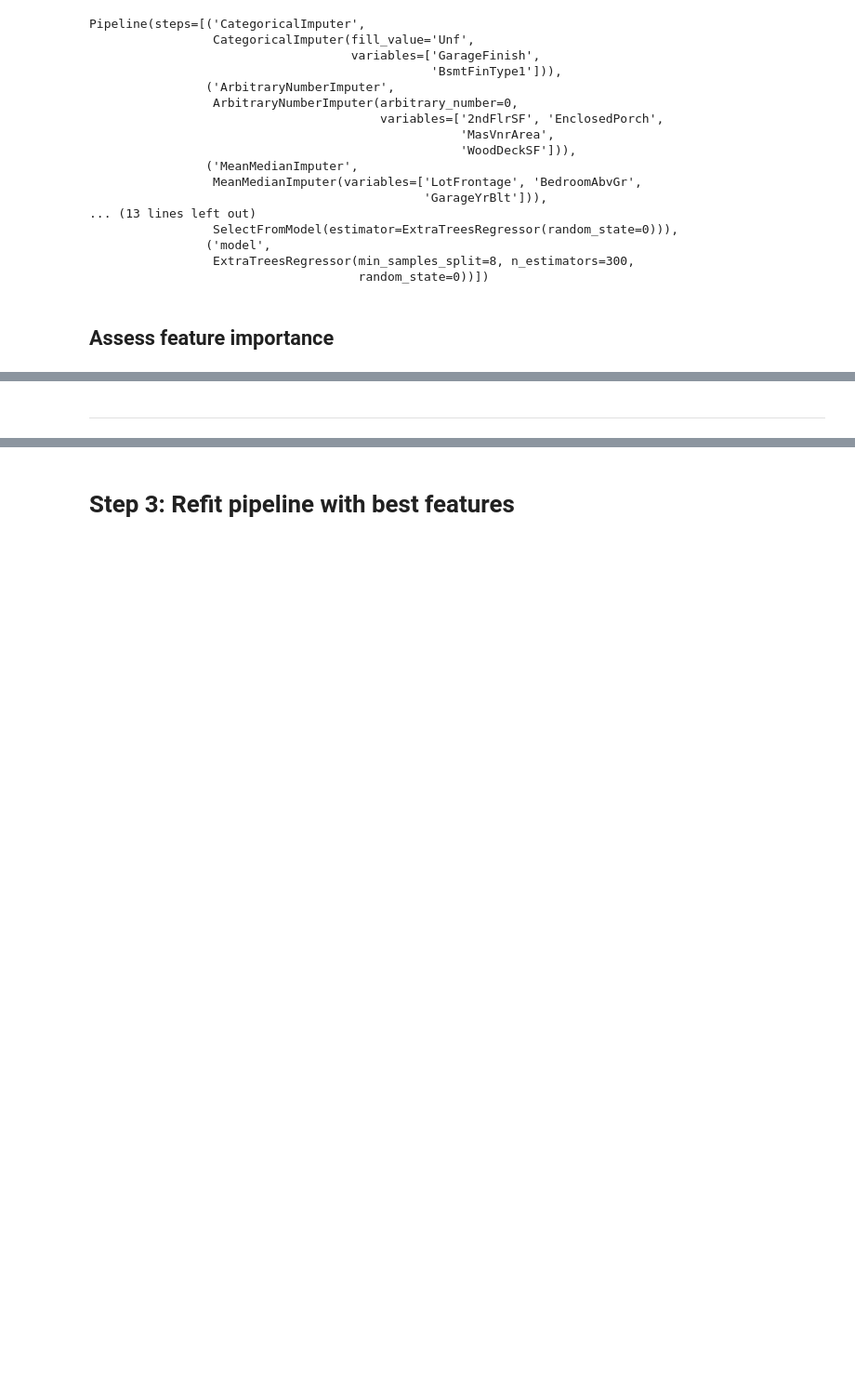
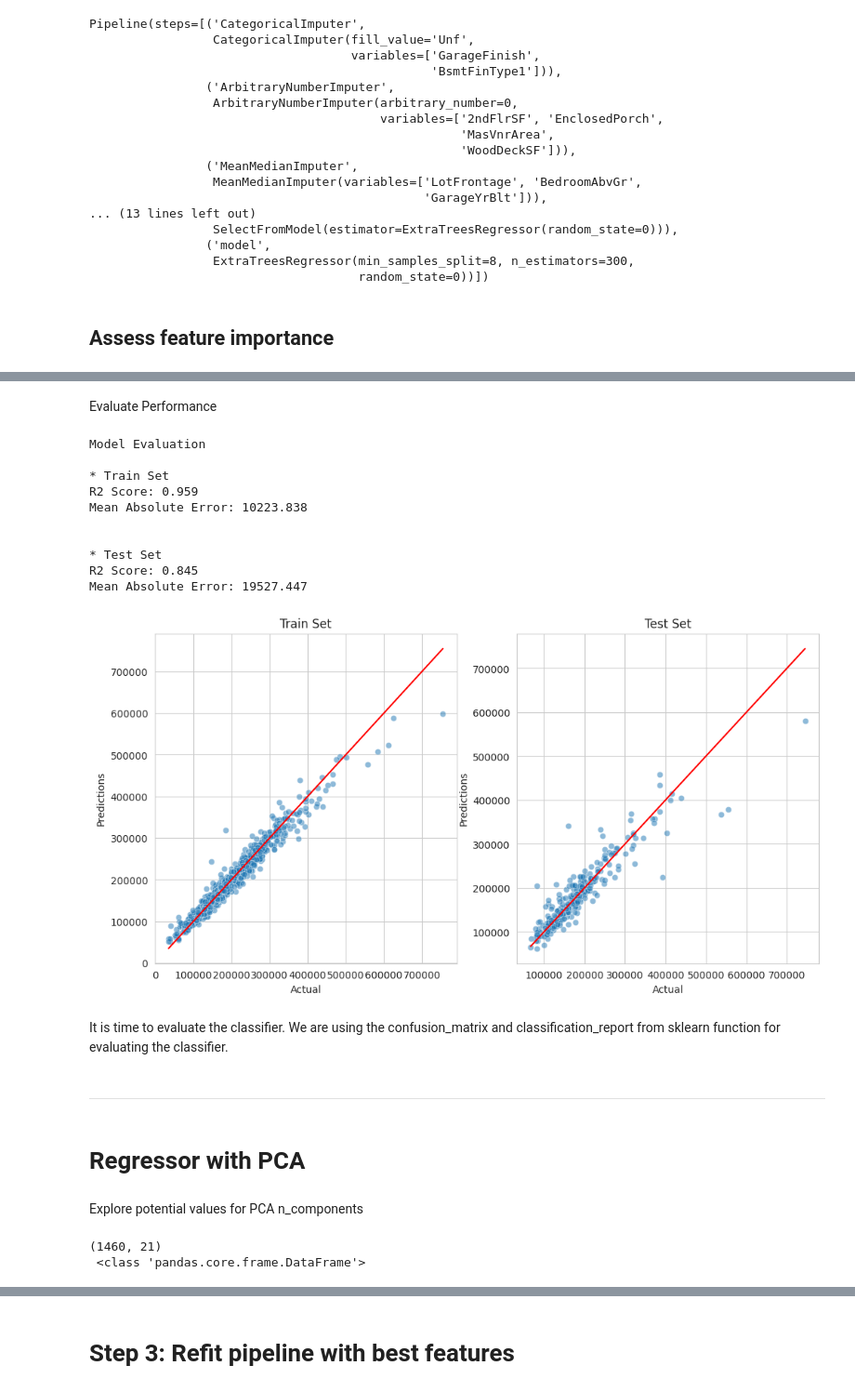
Before and after one commit to van-essa/heritage-housing-issues, a Jupyter notebook: jupyter_notebooks/05 - Modeling and Evaluation - Predict Sale Price.ipynb, the cells around one changed output, grey strips where cells are left out. Shown: that part at 93% size. Cells and saved outputs as stored; diff of their text form; code cells hidden in the pictures; blank space fills up the shorter version.

```diff
--- a/jupyter_notebooks/05 - Modeling and Evaluation - Predict Sale Price.ipynb
+++ b/jupyter_notebooks/05 - Modeling and Evaluation - Predict Sale Price.ipynb
@@ -395,0 +400,56 @@ AttributeError: 'numpy.ndarray' object has no attribute 'columns'
+# %%
+from sklearn.metrics import r2_score, mean_absolute_error
+import numpy as np
+
+def regression_performance(X_train, y_train, X_test, y_test,pipeline):
+	print("Model Evaluation \n")
+	print("* Train Set")
+	regression_evaluation(X_train,y_train,pipeline)
+	print("* Test Set")
+	regression_evaluation(X_test,y_test,pipeline)
+
+def regression_evaluation(X,y,pipeline):
+  prediction = pipeline.predict(X)
+  print('R2 Score:', r2_score(y, prediction).round(3))
+  print('Mean Absolute Error:', mean_absolute_error(y, prediction).round(3))
+  print("\n")
+
+
+def regression_evaluation_plots(X_train, y_train, X_test, y_test,pipeline, alpha_scatter=0.5):
+  pred_train = pipeline.predict(X_train)
+  pred_test = pipeline.predict(X_test)
+
+
+  fig, axes = plt.subplots(nrows=1, ncols=2, figsize=(12,6))
+  sns.scatterplot(x=y_train , y=pred_train, alpha=alpha_scatter, ax=axes[0])
+  sns.lineplot(x=y_train , y=y_train, color='red', ax=axes[0])
+  axes[0].set_xlabel("Actual")
+  axes[0].set_ylabel("Predictions")
+  axes[0].set_title("Train Set")
+
+  sns.scatterplot(x=y_test , y=pred_test, alpha=alpha_scatter, ax=axes[1])
+  sns.lineplot(x=y_test , y=y_test, color='red', ax=axes[1])
+  axes[1].set_xlabel("Actual")
+  axes[1].set_ylabel("Predictions")
+  axes[1].set_title("Test Set")
+
+  plt.show()
+# %% [markdown]
+Evaluate Performance
+# %%
+regression_performance(X_train, y_train, X_test, y_test,best_regressor_pipeline)
+regression_evaluation_plots(X_train, y_train, X_test, y_test, best_regressor_pipeline)
+# %% [output]
+Model Evaluation
+
+* Train Set
+R2 Score: 0.959
+Mean Absolute Error: 10223.838
+
+
+* Test Set
+R2 Score: 0.845
+Mean Absolute Error: 19527.447
+[figure, added]
+# %% [markdown]
+It is time to evaluate the classifier. We are using the confusion_matrix and classification_report from sklearn function for evaluating the classifier.
@@ -396,2 +498,15 @@ AttributeError: 'numpy.ndarray' object has no attribute 'columns'
 # %% [markdown]
 ---
+# %% [markdown]
+# Regressor with PCA
+# %% [markdown]
+Explore potential values for PCA n_components
+# %%
+pipeline = PipelineClf(model=LinearRegression())
+pipeline_pca = Pipeline(pipeline.steps[:8])
+df_pca = pipeline_pca.fit_transform(df.drop(['SalePrice'],axis=1))
+
+print(df_pca.shape,'\n', type(df_pca))
+# %% [output]
+(1460, 21)
+ <class 'pandas.core.frame.DataFrame'>
```
Also changed, not shown: parts of 37 cells of this notebook.
